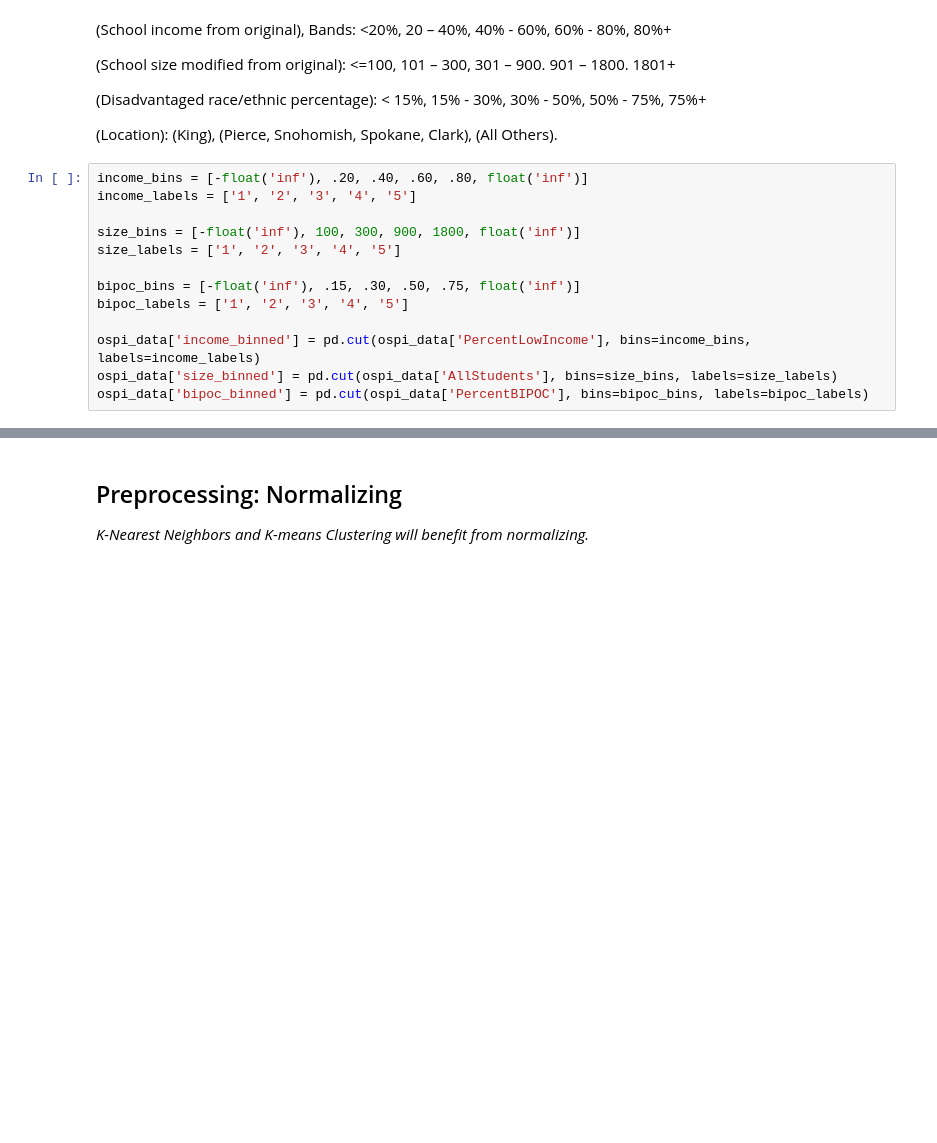
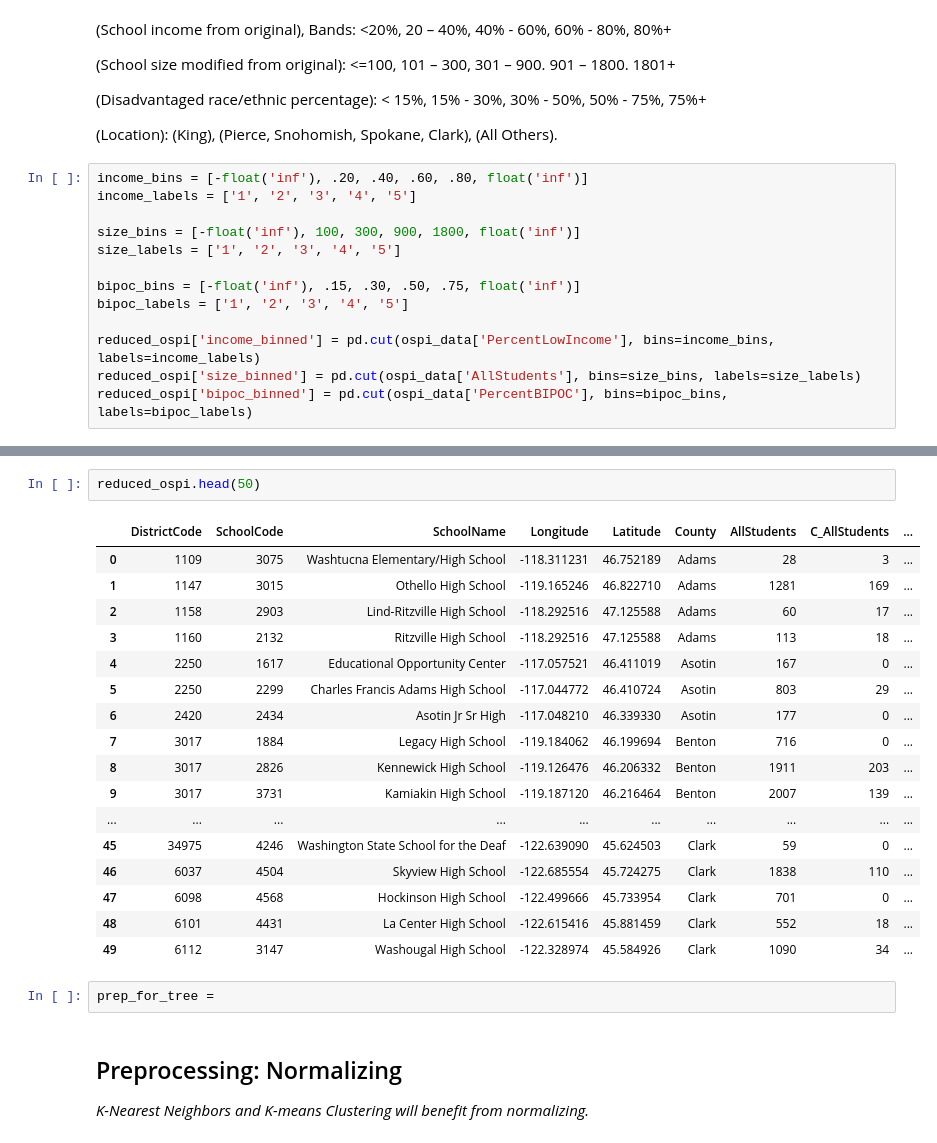
Before and after one commit to brinkbrink/WA_CS_v2, a Jupyter notebook: SchoolAnalysis.ipynb, the cells around one changed output, grey strips where cells are left out. Saved outputs shown, nothing was run; the diff lists cells and outputs as text; blank space fills up the shorter version.

```diff
--- a/SchoolAnalysis.ipynb
+++ b/SchoolAnalysis.ipynb
@@ -227,7 +253,7 @@ size_labels = ['1', '2', '3', '4', '5']
 bipoc_bins = [-float('inf'), .15, .30, .50, .75, float('inf')]
 bipoc_labels = ['1', '2', '3', '4', '5']
 
-ospi_data['income_binned'] = pd.cut(ospi_data['PercentLowIncome'], bins=income_bins, labels=income_labels)
-ospi_data['size_binned'] = pd.cut(ospi_data['AllStudents'], bins=size_bins, labels=size_labels)
-ospi_data['bipoc_binned'] = pd.cut(ospi_data['PercentBIPOC'], bins=bipoc_bins, labels=bipoc_labels)
+reduced_ospi['income_binned'] = pd.cut(ospi_data['PercentLowIncome'], bins=income_bins, labels=income_labels)
+reduced_ospi['size_binned'] = pd.cut(ospi_data['AllStudents'], bins=size_bins, labels=size_labels)
+reduced_ospi['bipoc_binned'] = pd.cut(ospi_data['PercentBIPOC'], bins=bipoc_bins, labels=bipoc_labels)
 # %%
@@ -257,6 +283,28 @@ ospi_data['bipoc_binned'].value_counts()
 5     60
 1     56
 Name: bipoc_binned, dtype: int64
+# %%
+reduced_ospi.head(50)
+# %% [output]
+|  | DistrictCode | SchoolCode | SchoolName | Longitude | Latitude | County | AllStudents | C_AllStudents | ... |
+| 0 | 1109 | 3075 | Washtucna Elementary/High School | -118.311231 | 46.752189 | Adams | 28 | 3 | ... |
+| 1 | 1147 | 3015 | Othello High School | -119.165246 | 46.822710 | Adams | 1281 | 169 | ... |
+| 2 | 1158 | 2903 | Lind-Ritzville High School | -118.292516 | 47.125588 | Adams | 60 | 17 | ... |
+| 3 | 1160 | 2132 | Ritzville High School | -118.292516 | 47.125588 | Adams | 113 | 18 | ... |
+| 4 | 2250 | 1617 | Educational Opportunity Center | -117.057521 | 46.411019 | Asotin | 167 | 0 | ... |
+| 5 | 2250 | 2299 | Charles Francis Adams High School | -117.044772 | 46.410724 | Asotin | 803 | 29 | ... |
+| 6 | 2420 | 2434 | Asotin Jr Sr High | -117.048210 | 46.339330 | Asotin | 177 | 0 | ... |
+| 7 | 3017 | 1884 | Legacy High School | -119.184062 | 46.199694 | Benton | 716 | 0 | ... |
+| 8 | 3017 | 2826 | Kennewick High School | -119.126476 | 46.206332 | Benton | 1911 | 203 | ... |
+| 9 | 3017 | 3731 | Kamiakin High School | -119.187120 | 46.216464 | Benton | 2007 | 139 | ... |
+| ... | ... | ... | ... | ... | ... | ... | ... | ... | ... |
+| 45 | 34975 | 4246 | Washington State School for the Deaf | -122.639090 | 45.624503 | Clark | 59 | 0 | ... |
+| 46 | 6037 | 4504 | Skyview High School | -122.685554 | 45.724275 | Clark | 1838 | 110 | ... |
+| 47 | 6098 | 4568 | Hockinson High School | -122.499666 | 45.733954 | Clark | 701 | 0 | ... |
+| 48 | 6101 | 4431 | La Center High School | -122.615416 | 45.881459 | Clark | 552 | 18 | ... |
+| 49 | 6112 | 3147 | Washougal High School | -122.328974 | 45.584926 | Clark | 1090 | 34 | ... |
+# %%
+prep_for_tree =
 # %% [markdown]
 ## Preprocessing: Normalizing
 *K-Nearest Neighbors and K-means Clustering will benefit from normalizing.*
```
Also changed, not shown: parts of 12 cells of this notebook.
